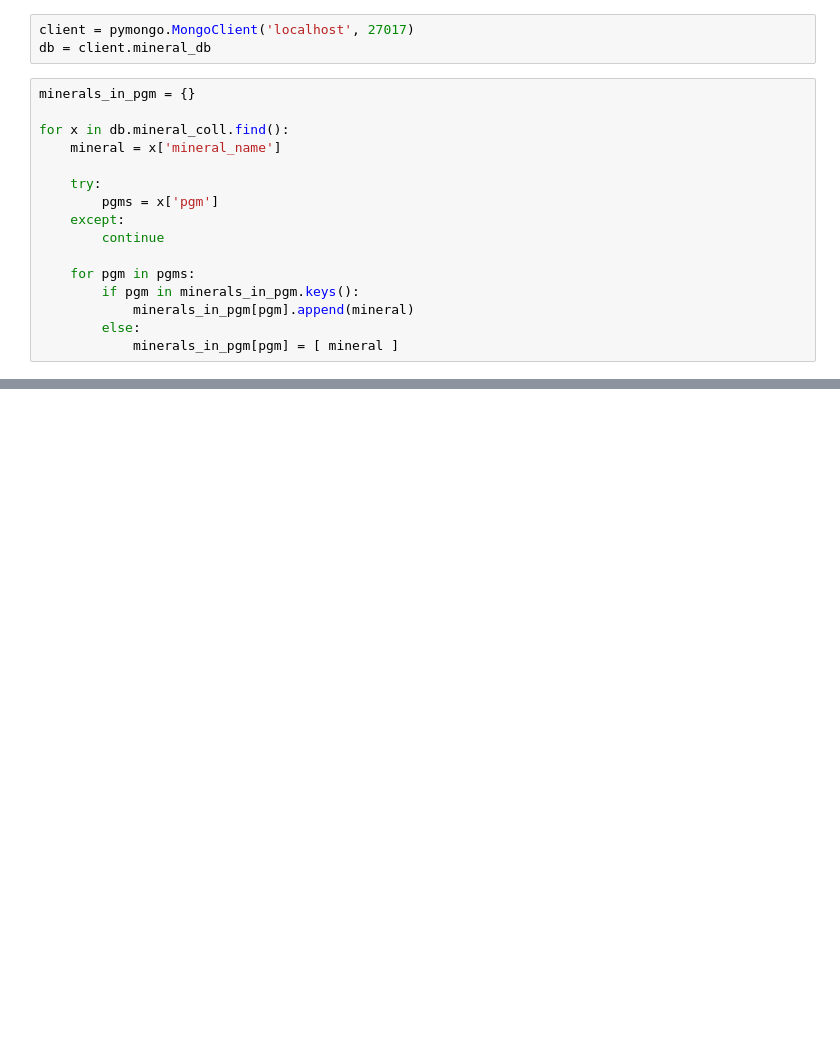
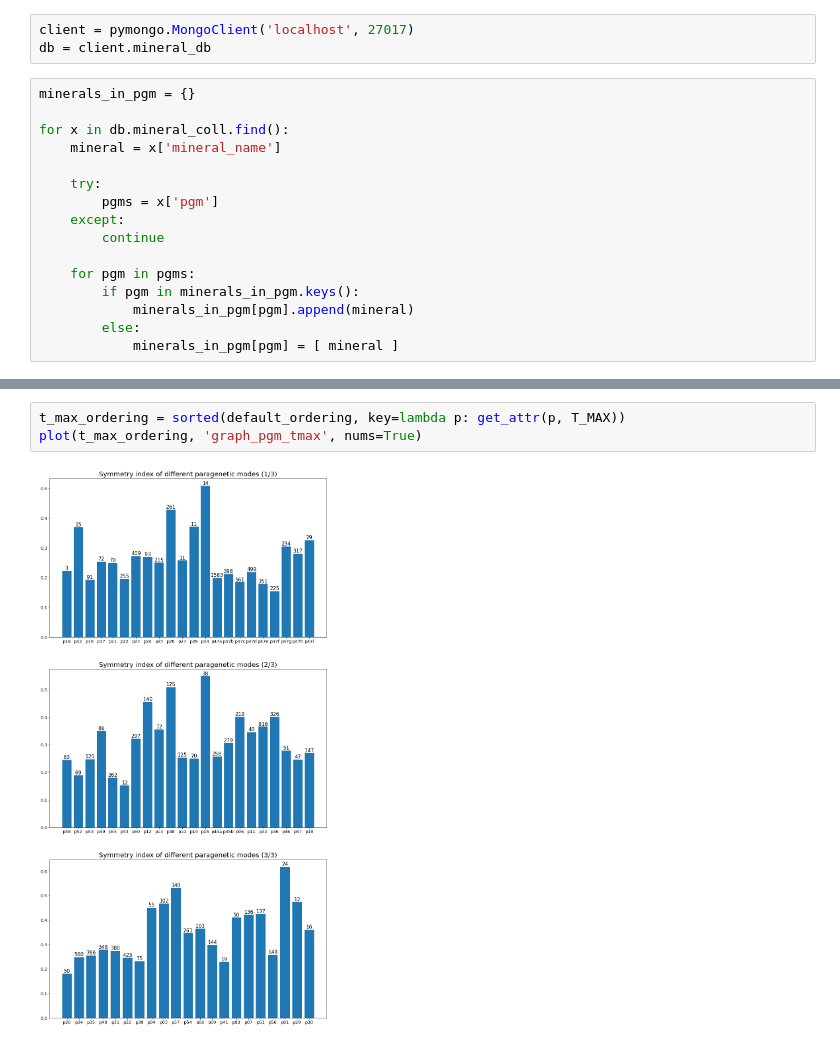
Before and after one commit to NoaVidovic/pgm-symmetry-analysis, a Jupyter notebook: data_analysis.ipynb, the cells around one changed output, grey strips where cells are left out. Cells and saved outputs as stored; diff of their text form; blank space fills up the shorter version.

```diff
--- a/data_analysis.ipynb
+++ b/data_analysis.ipynb
@@ -89,0 +126,5 @@ plt.savefig('results/graph_pgm.png')
+# %%
+t_max_ordering = sorted(default_ordering, key=lambda p: get_attr(p, T_MAX))
+plot(t_max_ordering, 'graph_pgm_tmax', nums=True)
+# %% [output]
+[figure, added]
```
Also changed, not shown: parts of 10 cells of this notebook, 3 other files.
